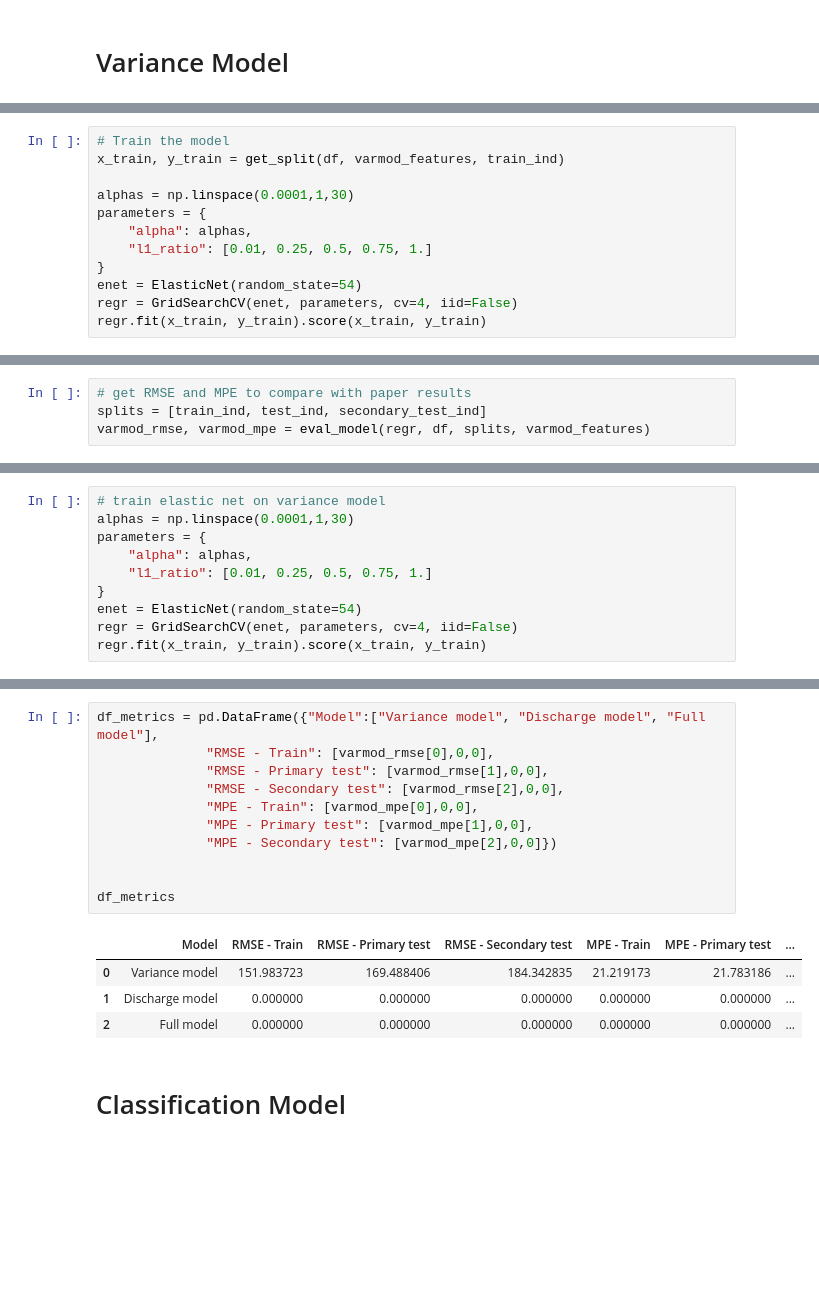
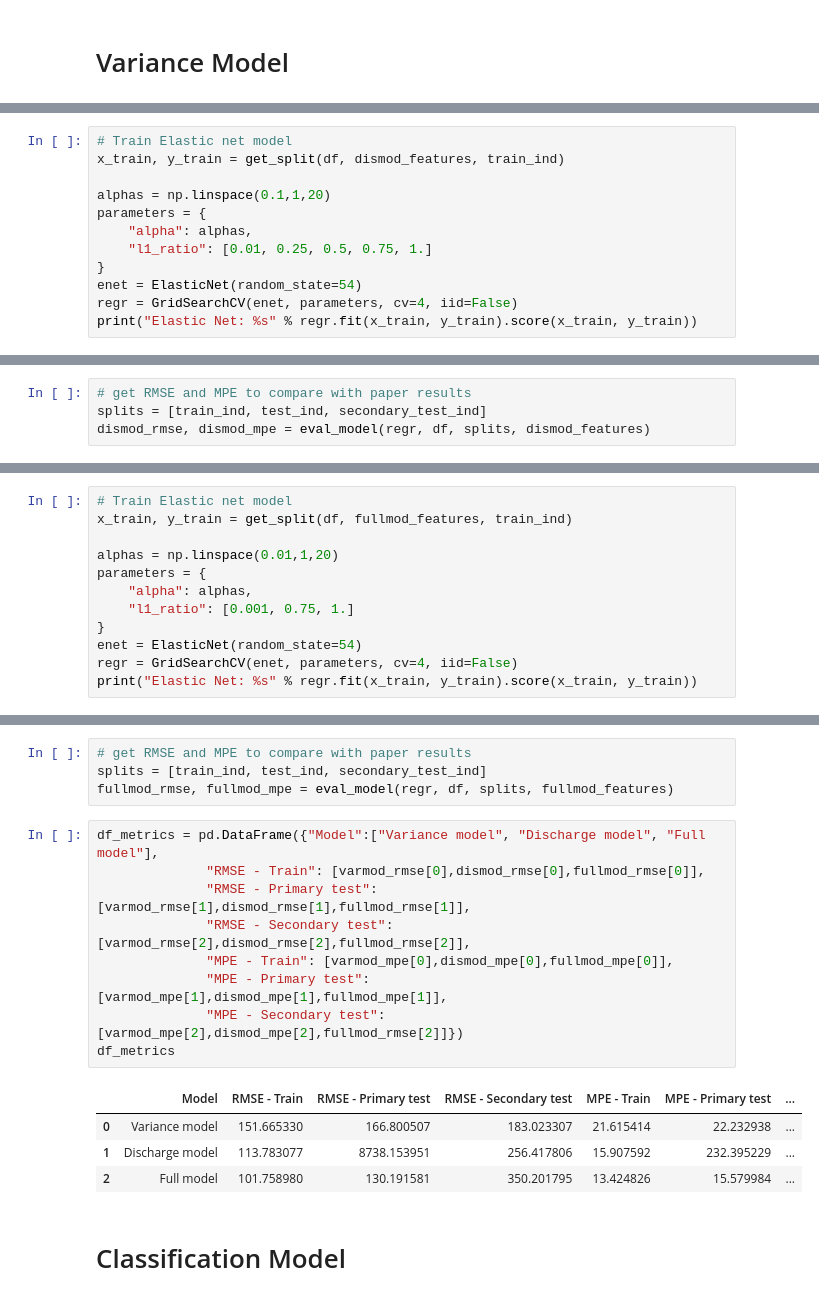
Before and after one commit to dsr-18/long-live-the-battery, a Jupyter notebook: Linear_models_and_classifier.ipynb, the cells around one changed output, grey strips where cells are left out. Drawn from its saved outputs; the diff is of its cells as text; blank space fills up the shorter version.

```diff
--- a/Linear_models_and_classifier.ipynb
+++ b/Linear_models_and_classifier.ipynb
@@ -121,12 +105,12 @@ def eval_model(model, data, splits, features):
 # %%
-# Train the model
-x_train, y_train = get_split(df, varmod_features, train_ind)
+# Train Elastic net model
+x_train, y_train = get_split(df, dismod_features, train_ind)
 
-alphas = np.linspace(0.0001,1,30)
+alphas = np.linspace(0.1,1,20)
 parameters = {
     "alpha": alphas,
     "l1_ratio": [0.01, 0.25, 0.5, 0.75, 1.]
 }
 enet = ElasticNet(random_state=54)
 regr = GridSearchCV(enet, parameters, cv=4, iid=False)
-regr.fit(x_train, y_train).score(x_train, y_train)
+print("Elastic Net: %s" % regr.fit(x_train, y_train).score(x_train, y_train))
@@ -133,4 +119,4 @@ regr.fit(x_train, y_train).score(x_train, y_train)
 # %%
 # get RMSE and MPE to compare with paper results
 splits = [train_ind, test_ind, secondary_test_ind]
-varmod_rmse, varmod_mpe = eval_model(regr, df, splits, varmod_features)
+dismod_rmse, dismod_mpe = eval_model(regr, df, splits, dismod_features)
@@ -147,11 +125,13 @@ y_test_sec = df.iloc[secondary_test_ind,-1:]
 # %%
-# train elastic net on variance model
-alphas = np.linspace(0.0001,1,30)
+# Train Elastic net model
+x_train, y_train = get_split(df, fullmod_features, train_ind)
+
+alphas = np.linspace(0.01,1,20)
 parameters = {
     "alpha": alphas,
-    "l1_ratio": [0.01, 0.25, 0.5, 0.75, 1.]
+    "l1_ratio": [0.001, 0.75, 1.]
 }
 enet = ElasticNet(random_state=54)
 regr = GridSearchCV(enet, parameters, cv=4, iid=False)
-regr.fit(x_train, y_train).score(x_train, y_train)
+print("Elastic Net: %s" % regr.fit(x_train, y_train).score(x_train, y_train))
 # %% [output]
@@ -228,19 +139,21 @@ dismod_mpe_test_sec = float(np.mean(np.abs((y_test_sec - regr.predict(x_test_sec
+# %%
+# get RMSE and MPE to compare with paper results
+splits = [train_ind, test_ind, secondary_test_ind]
+fullmod_rmse, fullmod_mpe = eval_model(regr, df, splits, fullmod_features)
 # %%
 df_metrics = pd.DataFrame({"Model":["Variance model", "Discharge model", "Full model"],
-              "RMSE - Train": [varmod_rmse[0],0,0],
-              "RMSE - Primary test": [varmod_rmse[1],0,0],
-              "RMSE - Secondary test": [varmod_rmse[2],0,0],
-              "MPE - Train": [varmod_mpe[0],0,0],
-              "MPE - Primary test": [varmod_mpe[1],0,0],
-              "MPE - Secondary test": [varmod_mpe[2],0,0]})
-
-
+              "RMSE - Train": [varmod_rmse[0],dismod_rmse[0],fullmod_rmse[0]],
+              "RMSE - Primary test": [varmod_rmse[1],dismod_rmse[1],fullmod_rmse[1]],
+              "RMSE - Secondary test": [varmod_rmse[2],dismod_rmse[2],fullmod_rmse[2]],
+              "MPE - Train": [varmod_mpe[0],dismod_mpe[0],fullmod_mpe[0]],
+              "MPE - Primary test": [varmod_mpe[1],dismod_mpe[1],fullmod_mpe[1]],
+              "MPE - Secondary test": [varmod_mpe[2],dismod_mpe[2],fullmod_rmse[2]]})
 df_metrics
 # %% [output]
 |  | Model | RMSE - Train | RMSE - Primary test | RMSE - Secondary test | MPE - Train | MPE - Primary test | ... |
-| 0 | Variance model | 151.983723 | 169.488406 | 184.342835 | 21.219173 | 21.783186 | ... |
-| 1 | Discharge model | 0.000000 | 0.000000 | 0.000000 | 0.000000 | 0.000000 | ... |
-| 2 | Full model | 0.000000 | 0.000000 | 0.000000 | 0.000000 | 0.000000 | ... |
+| 0 | Variance model | 151.665330 | 166.800507 | 183.023307 | 21.615414 | 22.232938 | ... |
+| 1 | Discharge model | 113.783077 | 8738.153951 | 256.417806 | 15.907592 | 232.395229 | ... |
+| 2 | Full model | 101.758980 | 130.191581 | 350.201795 | 13.424826 | 15.579984 | ... |
 # %% [markdown]
 # Classification Model
 # %%
```
Also changed, not shown: parts of 36 cells of this notebook.
